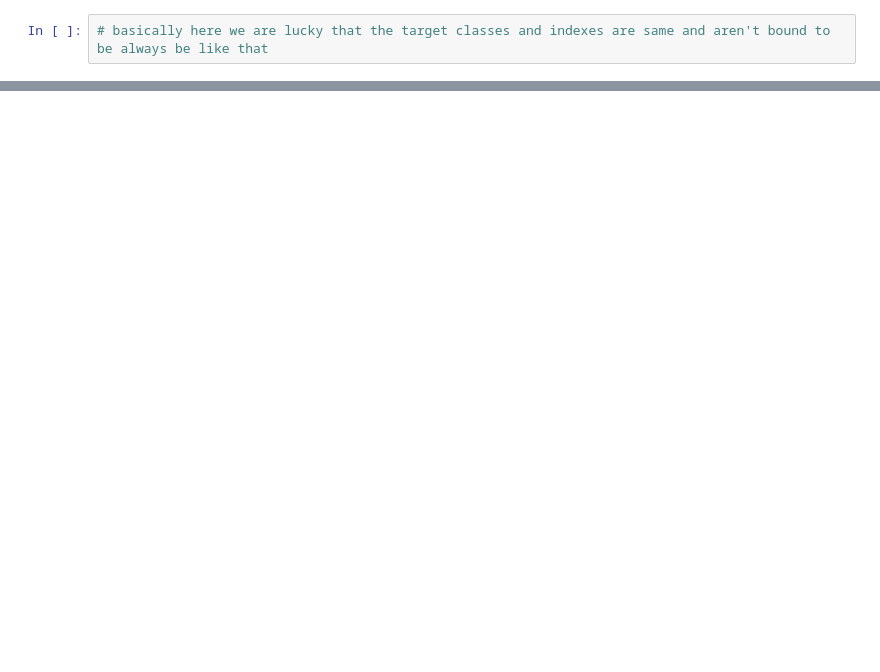
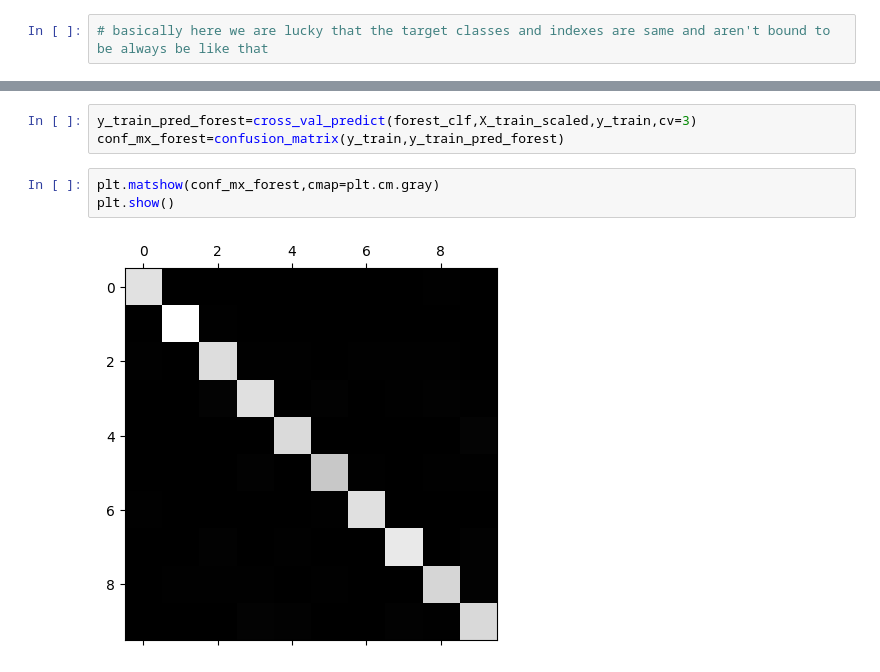
Before and after one commit to abhinav4-123/handsOnMledu, a Jupyter notebook: classificationChapt3.ipynb, the cells around one changed output, grey strips where cells are left out. Saved outputs shown, nothing was run; the diff lists cells and outputs as text; blank space fills up the shorter version.

```diff
--- a/classificationChapt3.ipynb
+++ b/classificationChapt3.ipynb
@@ -510,0 +648,8 @@ len(ovr_clf.estimators_)
+# %%
+y_train_pred_forest=cross_val_predict(forest_clf,X_train_scaled,y_train,cv=3)
+conf_mx_forest=confusion_matrix(y_train,y_train_pred_forest)
+# %%
+plt.matshow(conf_mx_forest,cmap=plt.cm.gray)
+plt.show()
+# %% [output]
+[figure, added]
```
Also changed, not shown: parts of 70 cells of this notebook.
